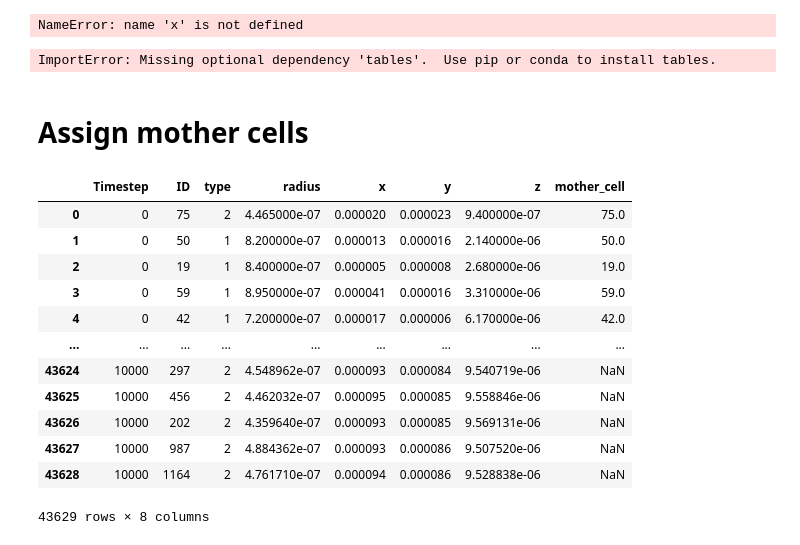
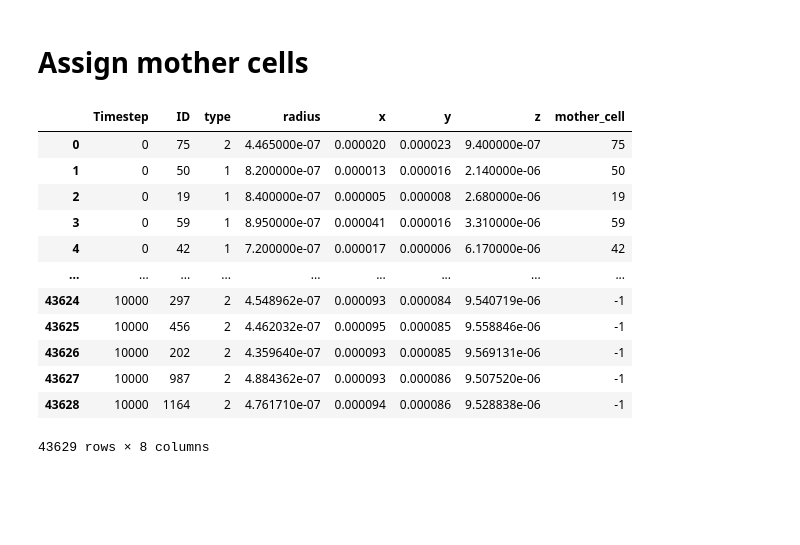
Before and after one commit to Jsakkos/nufeb_tools, a Jupyter notebook: notebooks/cell ancestry.ipynb, the cells around one changed output. Cells and saved outputs as stored; diff of their text form; code cells hidden in the pictures; blank space fills up the shorter version.

```diff
--- a/notebooks/cell ancestry.ipynb
+++ b/notebooks/cell ancestry.ipynb
@@ -23,8 +22,4 @@ from dask.distributed import Client
 import dask.array as da
 import dask.dataframe as dd
 #client = Client(n_workers=4)
-# %%
-x.h5.keys()
-# %% [output]
-NameError: name 'x' is not defined
 # %%
@@ -32,10 +27,8 @@ f = str((Path.home()) / '.nufeb_tools' / 'data' / 'Run_60_18_63_1_2021-06-23/tra
 # %%
 #xd= da.from_array(x.h5, chunks='auto')
-ddfs = dd.read_hdf(f,'/*')
+#ddfs = dd.read_hdf(f,'/*')
 
 #ddf = dd.concat(ddfs)
-# %% [output]
-ImportError: Missing optional dependency 'tables'.  Use pip or conda to install tables.
 # %%
 #x = utils.get_data(directory= r'D:\runs\Run_33_66_72_1_2021-06-24')
 
@@ -44,19 +37,22 @@ x = utils.get_data(test=True)
 # Assign mother cells
 # %%
 df = x.positions
-df['mother_cell'] = df[df.Timestep==0].ID#.astype(pd.Int64Dtype())
+df['mother_cell'] = -1
+for ID in df[df.Timestep==0].ID.unique():
+    idx = df[df['ID'] ==ID].index
+    df.loc[idx,'mother_cell'] = ID
 df
 # %% [output]
 |  | Timestep | ID | type | radius | x | y | z | mother_cell |
-| 0 | 0 | 75 | 2 | 4.465000e-07 | 0.000020 | 0.000023 | 9.400000e-07 | 75.0 |
-| 1 | 0 | 50 | 1 | 8.200000e-07 | 0.000013 | 0.000016 | 2.140000e-06 | 50.0 |
-| 2 | 0 | 19 | 1 | 8.400000e-07 | 0.000005 | 0.000008 | 2.680000e-06 | 19.0 |
-| 3 | 0 | 59 | 1 | 8.950000e-07 | 0.000041 | 0.000016 | 3.310000e-06 | 59.0 |
-| 4 | 0 | 42 | 1 | 7.200000e-07 | 0.000017 | 0.000006 | 6.170000e-06 | 42.0 |
+| 0 | 0 | 75 | 2 | 4.465000e-07 | 0.000020 | 0.000023 | 9.400000e-07 | 75 |
+| 1 | 0 | 50 | 1 | 8.200000e-07 | 0.000013 | 0.000016 | 2.140000e-06 | 50 |
+| 2 | 0 | 19 | 1 | 8.400000e-07 | 0.000005 | 0.000008 | 2.680000e-06 | 19 |
+| 3 | 0 | 59 | 1 | 8.950000e-07 | 0.000041 | 0.000016 | 3.310000e-06 | 59 |
+| 4 | 0 | 42 | 1 | 7.200000e-07 | 0.000017 | 0.000006 | 6.170000e-06 | 42 |
 | ... | ... | ... | ... | ... | ... | ... | ... | ... |
-| 43624 | 10000 | 297 | 2 | 4.548962e-07 | 0.000093 | 0.000084 | 9.540719e-06 | NaN |
-| 43625 | 10000 | 456 | 2 | 4.462032e-07 | 0.000095 | 0.000085 | 9.558846e-06 | NaN |
-| 43626 | 10000 | 202 | 2 | 4.359640e-07 | 0.000093 | 0.000085 | 9.569131e-06 | NaN |
-| 43627 | 10000 | 987 | 2 | 4.884362e-07 | 0.000093 | 0.000086 | 9.507520e-06 | NaN |
-| 43628 | 10000 | 1164 | 2 | 4.761710e-07 | 0.000094 | 0.000086 | 9.528838e-06 | NaN |
+| 43624 | 10000 | 297 | 2 | 4.548962e-07 | 0.000093 | 0.000084 | 9.540719e-06 | -1 |
+| 43625 | 10000 | 456 | 2 | 4.462032e-07 | 0.000095 | 0.000085 | 9.558846e-06 | -1 |
+| 43626 | 10000 | 202 | 2 | 4.359640e-07 | 0.000093 | 0.000085 | 9.569131e-06 | -1 |
+| 43627 | 10000 | 987 | 2 | 4.884362e-07 | 0.000093 | 0.000086 | 9.507520e-06 | -1 |
+| 43628 | 10000 | 1164 | 2 | 4.761710e-07 | 0.000094 | 0.000086 | 9.528838e-06 | -1 |
 43629 rows × 8 columns
```
Also changed, not shown: parts of 13 cells of this notebook, 5 other files.
